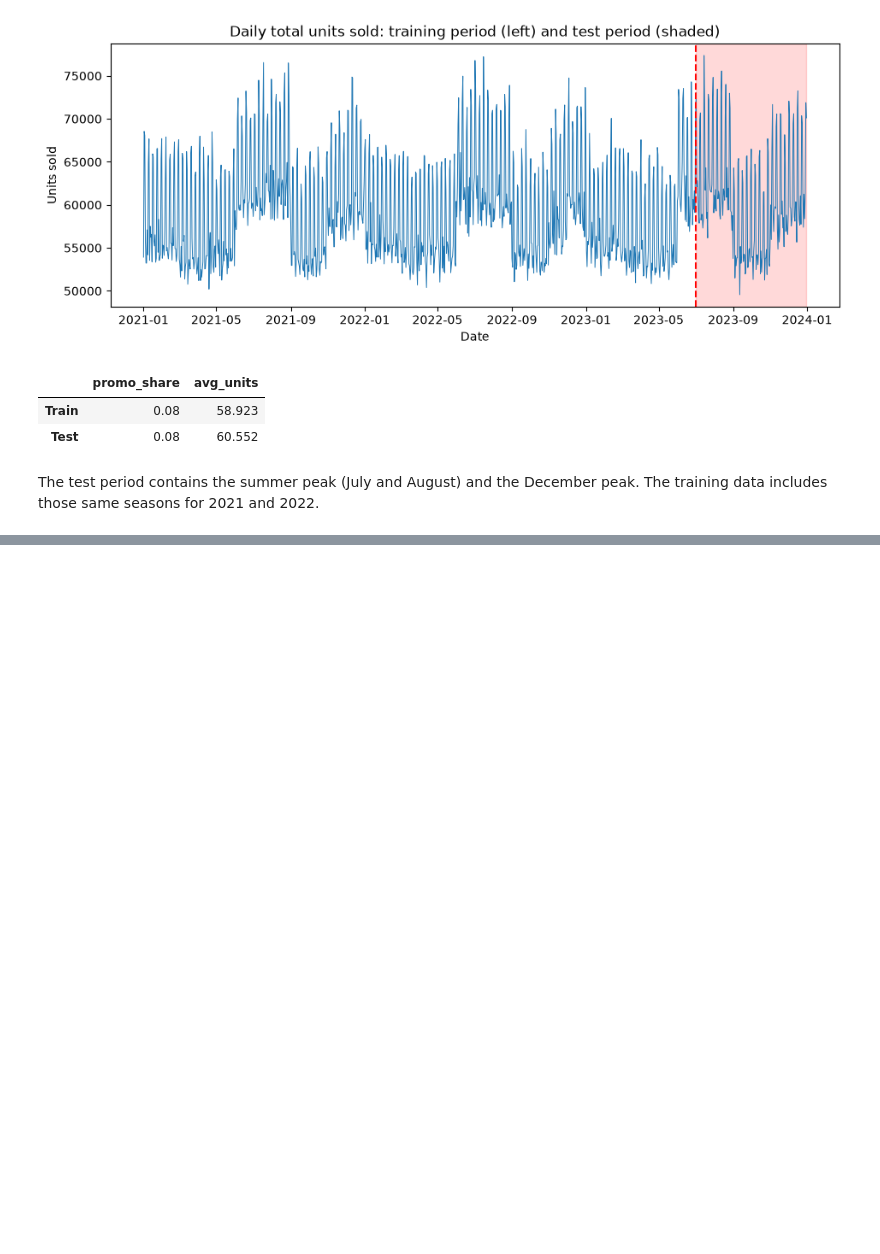
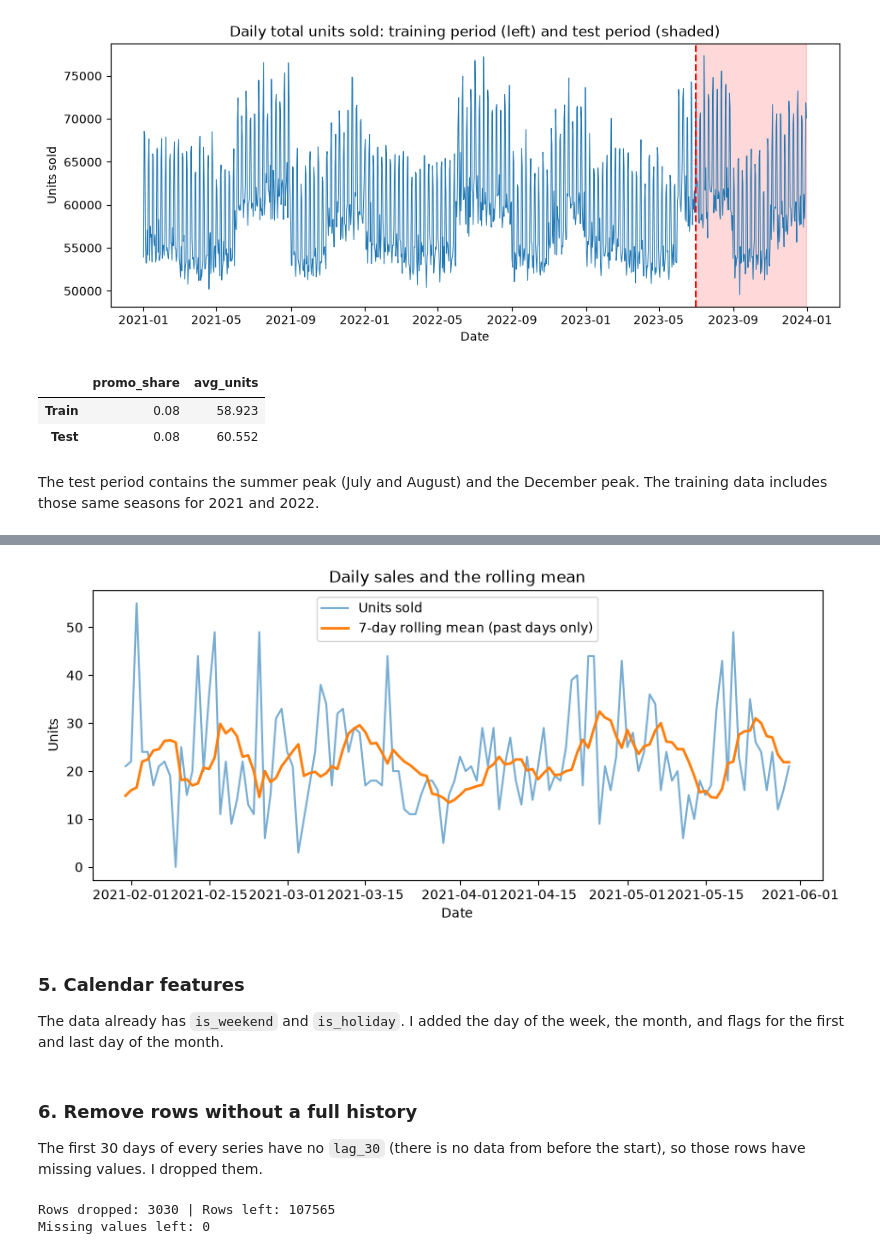
Before and after one commit to Chebet-Koske/data-ladder-capstone-project, a Jupyter notebook: notebooks/capstone_code.ipynb, the cells around one changed output, grey strips where cells are left out. Saved outputs shown, nothing was run; the diff lists cells and outputs as text; code cells hidden in the pictures; blank space fills up the shorter version.

```diff
--- a/notebooks/capstone_code.ipynb
+++ b/notebooks/capstone_code.ipynb
@@ -1027,0 +1083,10 @@ The test period contains the summer peak (July and August) and the December peak
+# %%
+keep_cols = ["date", "store_id", "sku_id", "country", "city", "channel", "lead_time_days",
+             "stock_on_hand", "stock_out_flag", "units_sold", "list_price",
+             "on_promo", "promo_discount", "is_weekend", "is_holiday"]
+
+model_df = sales.loc[sales["sku_id"].isin(selected), keep_cols].copy()
+model_df = model_df.sort_values(["store_id", "sku_id", "date"]).reset_index(drop=True)
+
+print("Rows:", len(model_df))
+print("Store-SKU series:", model_df.groupby(["store_id", "sku_id"]).ngroups)
@@ -1027,0 +1101,11 @@ The test period contains the summer peak (July and August) and the December peak
+# %%
+# One group per store-SKU series
+series_group = model_df.groupby(["store_id", "sku_id"])["units_sold"]
+
+model_df["lag_1"] = series_group.shift(1)     # yesterday
+model_df["lag_7"] = series_group.shift(7)     # same weekday last week
+model_df["lag_30"] = series_group.shift(30)   # about one month ago
+
+# Extra lagged values for the stockout model later: yesterday's stockout flag and stock level
+model_df["lag_stockout_1"] = model_df.groupby(["store_id", "sku_id"])["stock_out_flag"].shift(1)
+model_df["soh_lag_1"] = model_df.groupby(["store_id", "sku_id"])["stock_on_hand"].shift(1)
@@ -1027,0 +1125,7 @@ The test period contains the summer peak (July and August) and the December peak
+# %%
+# Average of the 7 days BEFORE today, calculated separately for each store-SKU series
+model_df["rolling_mean_7"] = series_group.transform(lambda x: x.shift(1).rolling(7).mean())
+# %%
+# Check one series by eye: lag_1 must equal the previous row's units_sold
+example = model_df[(model_df["store_id"] == model_df["store_id"].iloc[0]) & (model_df["sku_id"] == model_df["sku_id"].iloc[0])]
+example[["date", "units_sold", "lag_1", "lag_7", "lag_30", "rolling_mean_7"]].iloc[28:38]
@@ -1027,0 +1144,17 @@ The test period contains the summer peak (July and August) and the December peak
+# %%
+# Chart: daily sales and the 7-day rolling mean for the first 120 days of that series
+first_120 = example.iloc[30:150]
+
+plt.figure(figsize=(10, 4))
+plt.plot(first_120["date"], first_120["units_sold"], label="Units sold", alpha=0.6)
+plt.plot(first_120["date"], first_120["rolling_mean_7"], label="7-day rolling mean (past days only)", linewidth=2)
+plt.title("Daily sales and the rolling mean")
+plt.xlabel("Date")
+plt.ylabel("Units")
+plt.legend()
+plt.show()
+# %% [output]
+[figure, added]
+# %% [markdown]
+### 5. Calendar features
+The data already has `is_weekend` and `is_holiday`. I added the day of the week, the month, and flags for the first and last day of the month.
@@ -1027,0 +1166,11 @@ The test period contains the summer peak (July and August) and the December peak
+# %% [markdown]
+### 6. Remove rows without a full history
+The first 30 days of every series have no `lag_30` (there is no data from before the start), so those rows have missing values. I dropped them.
+# %%
+rows_before = len(model_df)
+model_df = model_df.dropna(subset=["lag_1", "lag_7", "lag_30", "rolling_mean_7"]).reset_index(drop=True)
+print("Rows dropped:", rows_before - len(model_df), "| Rows left:", len(model_df))
+print("Missing values left:", int(model_df.isnull().sum().sum()))
+# %% [output]
+Rows dropped: 3030 | Rows left: 107565
+Missing values left: 0
```
Also changed, not shown: parts of 65 cells of this notebook.
